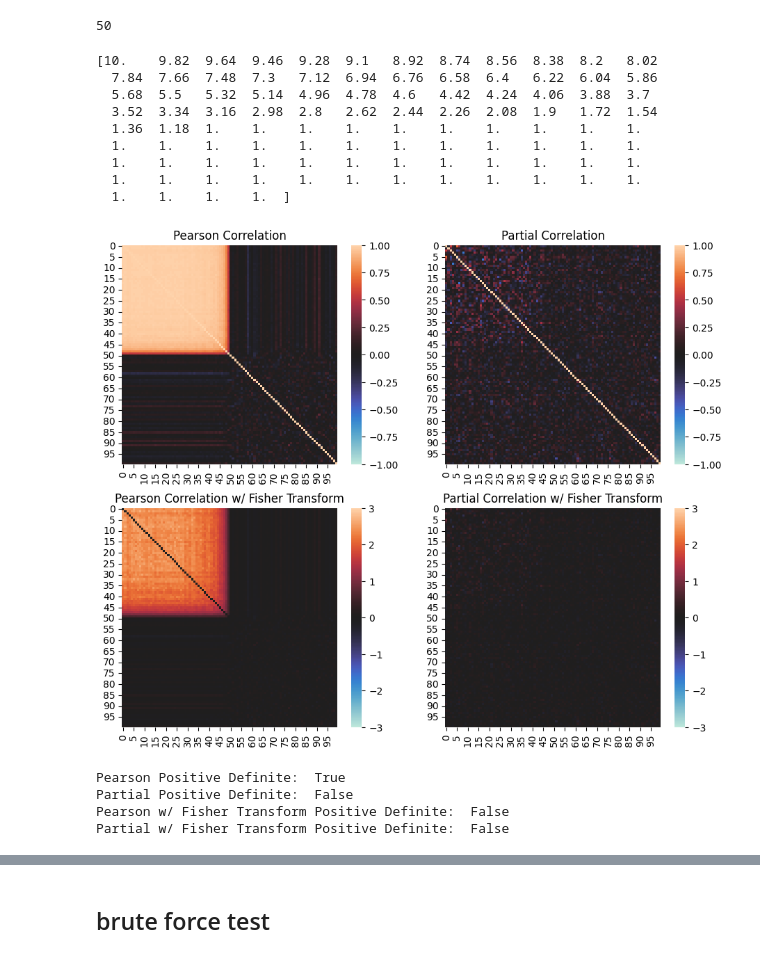
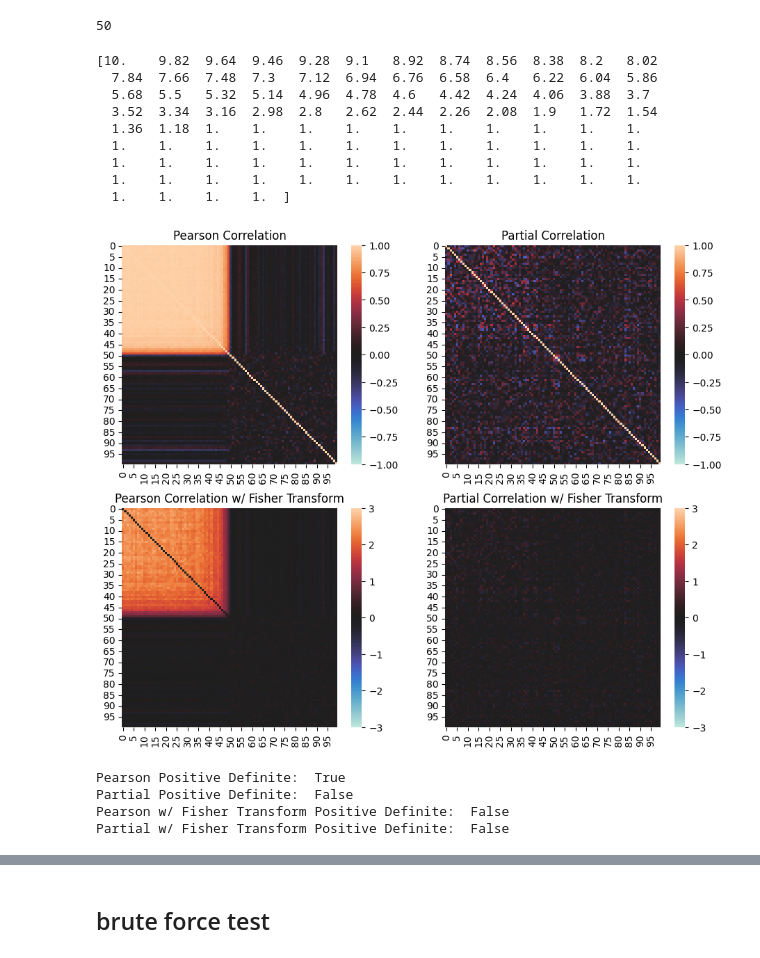
Before and after one commit to AndrewCheng02/DSC180B-Capstone-ProjectA09, a Jupyter notebook: Notebooks/Methodology/sim_correlation_gen.ipynb, the cells around one changed output, grey strips where cells are left out. Saved outputs shown, nothing was run; the diff lists cells and outputs as text; code cells hidden in the pictures.

```diff
--- a/Notebooks/Methodology/sim_correlation_gen.ipynb
+++ b/Notebooks/Methodology/sim_correlation_gen.ipynb
@@ -496,19 +505,19 @@ len(np.arange(10,1,-0.18))
 # %%
 male_lst_100 = np.concatenate([np.arange(10,1,-0.18),[1]*50])
 print(male_lst_100)
-df = gen_data_normal(male_lst_100,num_rows=200,num_features=100)
+df = gen_data_normal(male_lst_100,num_rows=150,num_features=100)
 plot_corr_pcorr(df)
 # %% [output]
 [10.    9.82  9.64  9.46  9.28  9.1   8.92  8.74  8.56  8.38  8.2   8.02
   7.84  7.66  7.48  7.3   7.12  6.94  6.76  6.58  6.4   6.22  6.04  5.86
   5.68  5.5   5.32  5.14  4.96  4.78  4.6   4.42  4.24  4.06  3.88  3.7
   3.52  3.34  3.16  2.98  2.8   2.62  2.44  2.26  2.08  1.9   1.72  1.54
   1.36  1.18  1.    1.    1.    1.    1.    1.    1.    1.    1.    1.
   1.    1.    1.    1.    1.    1.    1.    1.    1.    1.    1.    1.
   1.    1.    1.    1.    1.    1.    1.    1.    1.    1.    1.    1.
   1.    1.    1.    1.    1.    1.    1.    1.    1.    1.    1.    1.
   1.    1.    1.    1.  ]
-[figure, old version]
+[figure, new version]
 Pearson Positive Definite:  True
 Partial Positive Definite:  False
 Pearson w/ Fisher Transform Positive Definite:  False
```
Also changed, not shown: parts of 43 cells of this notebook.
